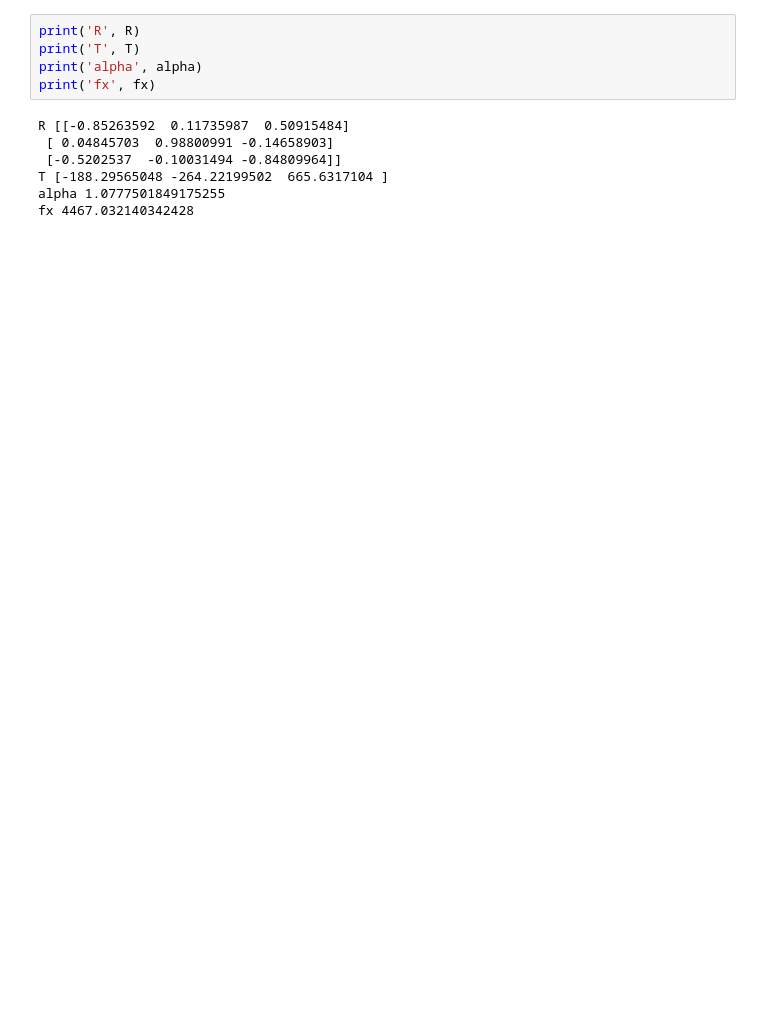
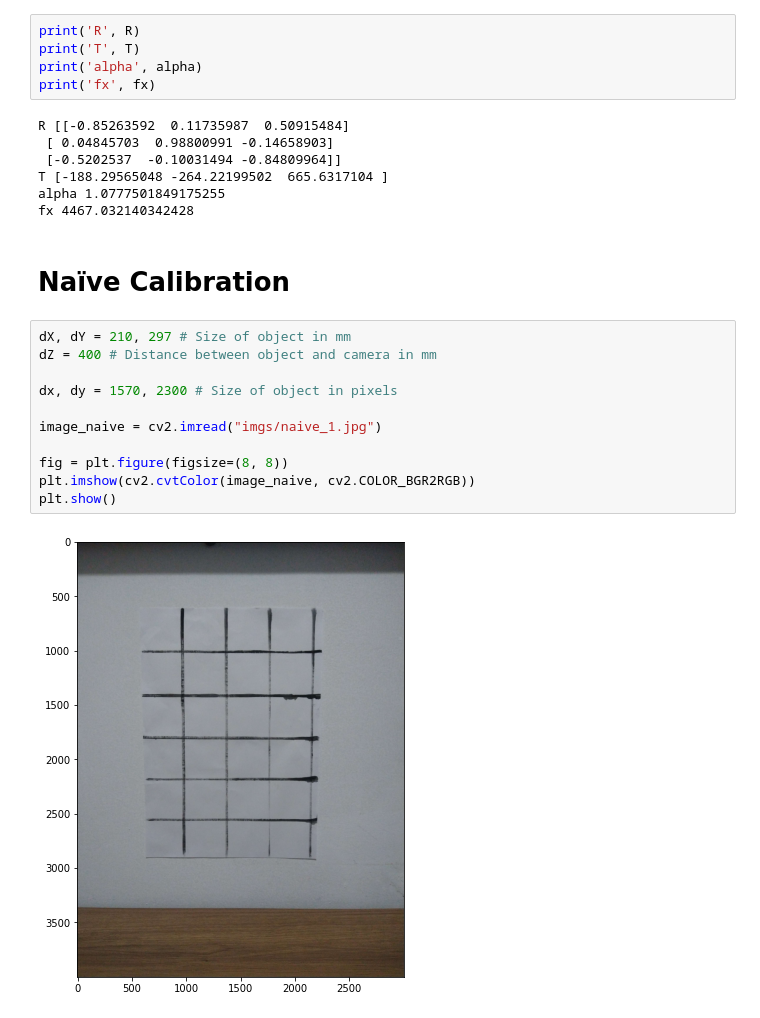
Before and after one commit to renato-lopes/CV-DCC, a Jupyter notebook: praticas/ep1/Calibration.ipynb, the cells around one changed output. Cells and saved outputs as stored; diff of their text form; blank space fills up the shorter version.

Commit message:
Add naive and octave results

```diff
--- a/praticas/ep1/Calibration.ipynb
+++ b/praticas/ep1/Calibration.ipynb
@@ -127,3 +131,18 @@ R [[-0.85263592  0.11735987  0.50915484]
 T [-188.29565048 -264.22199502  665.6317104 ]
 alpha 1.0777501849175255
 fx 4467.032140342428
+# %% [markdown]
+# Naïve Calibration
+# %%
+dX, dY = 210, 297 # Size of object in mm
+dZ = 400 # Distance between object and camera in mm
+
+dx, dy = 1570, 2300 # Size of object in pixels
+
+image_naive = cv2.imread("imgs/naive_1.jpg")
+
+fig = plt.figure(figsize=(8, 8))
+plt.imshow(cv2.cvtColor(image_naive, cv2.COLOR_BGR2RGB))
+plt.show()
+# %% [output]
+[figure, added]
```
Also changed, not shown: parts of 9 cells of this notebook, 9 other files.
